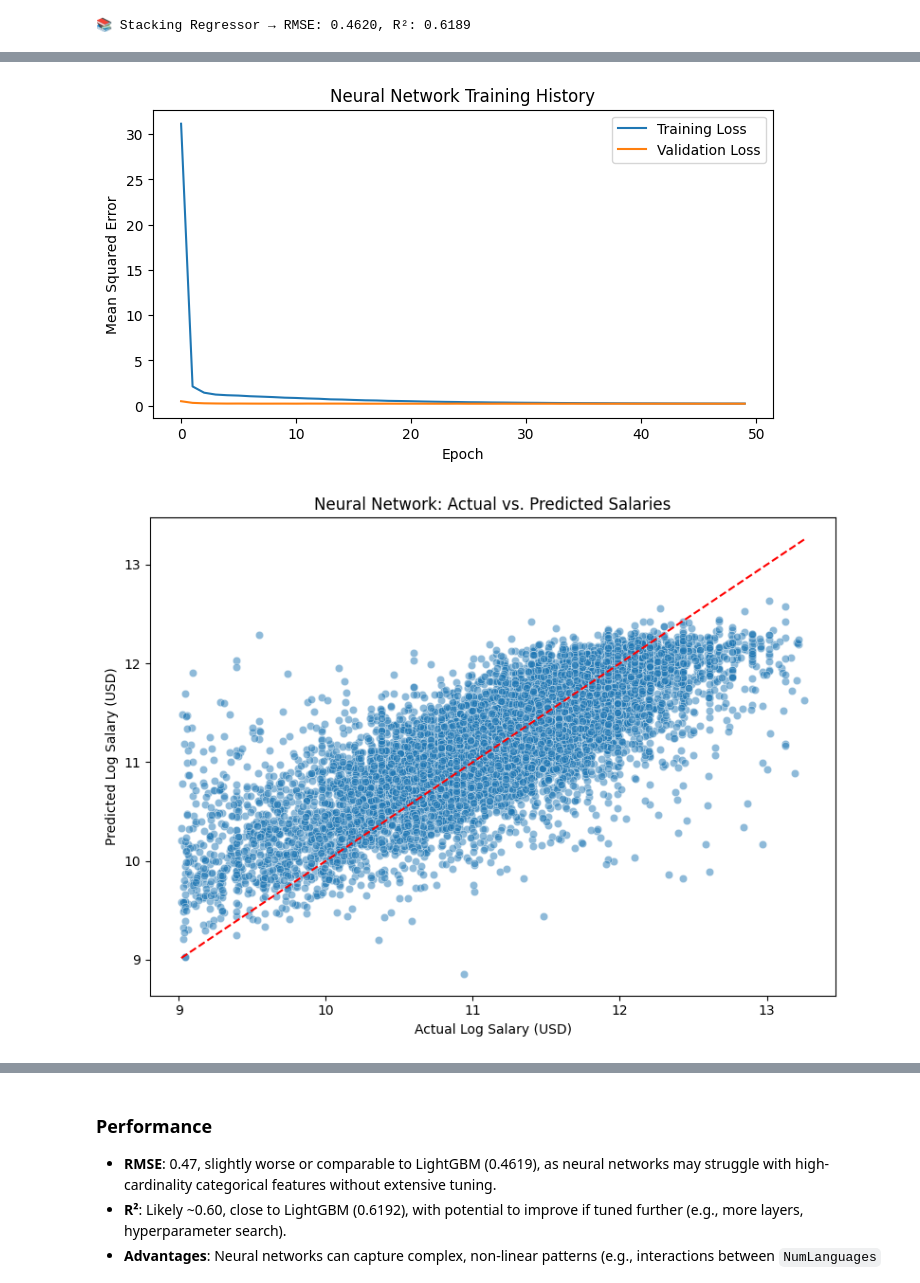
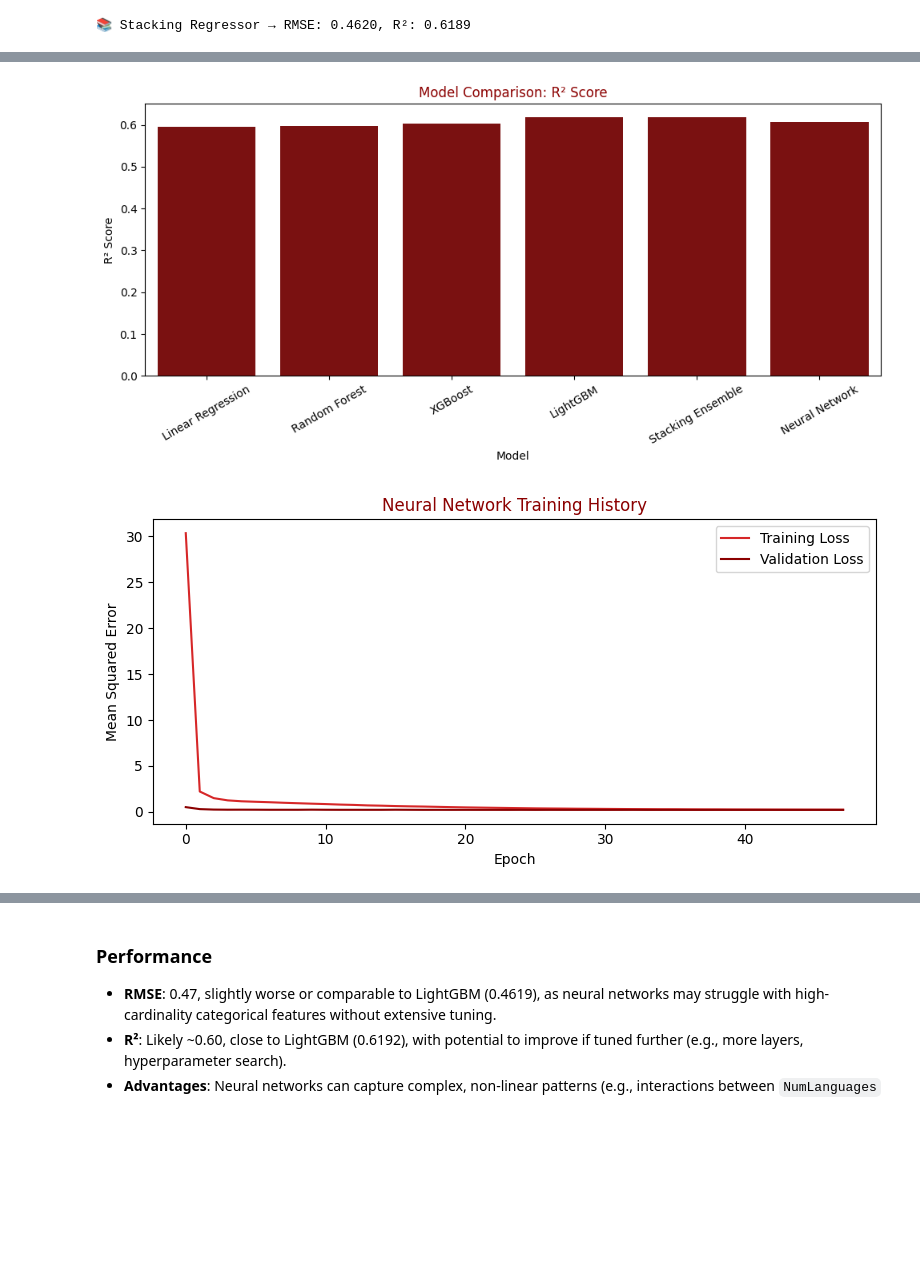
Before and after one commit to Owiti-Charles/Developers-Salary-Predictor, a Jupyter notebook: notebook_final.ipynb, the cells around one changed output, grey strips where cells are left out. Cells and saved outputs as stored; diff of their text form; code cells hidden in the pictures; blank space fills up the shorter version.

```diff
--- a/notebook_final.ipynb
+++ b/notebook_final.ipynb
@@ -464,7 +809,7 @@ for col in tech_columns:
 
     # Plot
     plt.figure(figsize=(12, 5))
-    sns.barplot(data=salary_by_tech, x=col, y='mean_salary', palette='viridis')
+    sns.barplot(data=salary_by_tech, x=col, y='mean_salary', palette='Reds_r')
     plt.title(f"Average Salary by {col.replace('HaveWorkedWith', '')} (Top 10 Most Used)")
     plt.ylabel("Mean Salary (USD)")
     plt.xlabel(col.replace('HaveWorkedWith', ''))
@@ -1732,5 +2073,10 @@ Neural Network R² Score: 0.6053
 # %%
-# Add to model comparison table
+import matplotlib.pyplot as plt
+import seaborn as sns
+import pandas as pd
+
+# 1. Model Comparison Table
+
 model_comparison = {
     'Model': ['Linear Regression', 'Random Forest', 'XGBoost', 'LightGBM', 'Stacking Ensemble', 'Neural Network'],
     'RMSE': [0.4766, 0.4752, 0.4717, 0.4619, 0.4620, rmse_nn],
@@ -1740,23 +2086,41 @@ comparison_df = pd.DataFrame(model_comparison)
 print("\nUpdated Model Comparison Table:")
 print(comparison_df)
 
-# Plot training history
+# Optional: Bar plot of R² Score
+plt.figure(figsize=(10, 5))
+sns.barplot(data=comparison_df, x='Model', y='R² Score', palette=['#8B0000'] * len(comparison_df))
+plt.title('Model Comparison: R² Score', color='#8B0000')
+plt.ylabel('R² Score')
+plt.xticks(rotation=30)
+plt.tight_layout()
+plt.show()
+
+# 2. Neural Net Training History
+
 plt.figure(figsize=(8, 4))
-plt.plot(history.history['loss'], label='Training Loss')
-plt.plot(history.history['val_loss'], label='Validation Loss')
-plt.title('Neural Network Training History')
+plt.plot(history.history['loss'], label='Training Loss', color='#d62728')       # red
+plt.plot(history.history['val_loss'], label='Validation Loss', color='#8B0000') # dark red
+plt.title('Neural Network Training History', color='#8B0000')
 plt.xlabel('Epoch')
 plt.ylabel('Mean Squared Error')
 plt.legend()
+plt.tight_layout()
 plt.show()
 
-# Plot actual vs. predicted salaries for neural network
+# 3. Neural Net: Actual vs. Predicted Plot
+
 plt.figure(figsize=(8, 6))
-sns.scatterplot(x=y_test, y=y_pred_nn, alpha=0.5)
-plt.plot([y_test.min(), y_test.max()], [y_test.min(), y_test.max()], 'r--')
+sns.scatterplot(x=y_test, y=y_pred_nn, alpha=0.5, color='#d62728')  # red dots
+plt.plot(
+    [y_test.min(), y_test.max()],
+    [y_test.min(), y_test.max()],
+    '--',
+    color='#8B0000',
+    linewidth=2
+)
 plt.xlabel('Actual Log Salary (USD)')
 plt.ylabel('Predicted Log Salary (USD)')
-plt.title('Neural Network: Actual vs. Predicted Salaries')
+plt.title('Neural Network: Actual vs. Predicted Salaries', color='#8B0000')
 plt.tight_layout()
 plt.show()
 # %% [output]
@@ -1771,2 +2135,2 @@ Updated Model Comparison Table:
-[figure, old version]
+[figure, new version]
-[figure, old version]
+[figure, new version]
```
Also changed, not shown: parts of 34 cells of this notebook.
